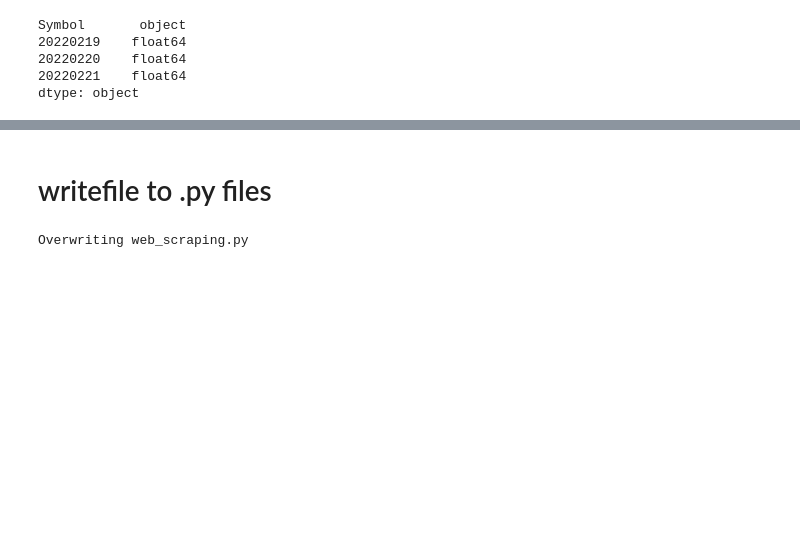
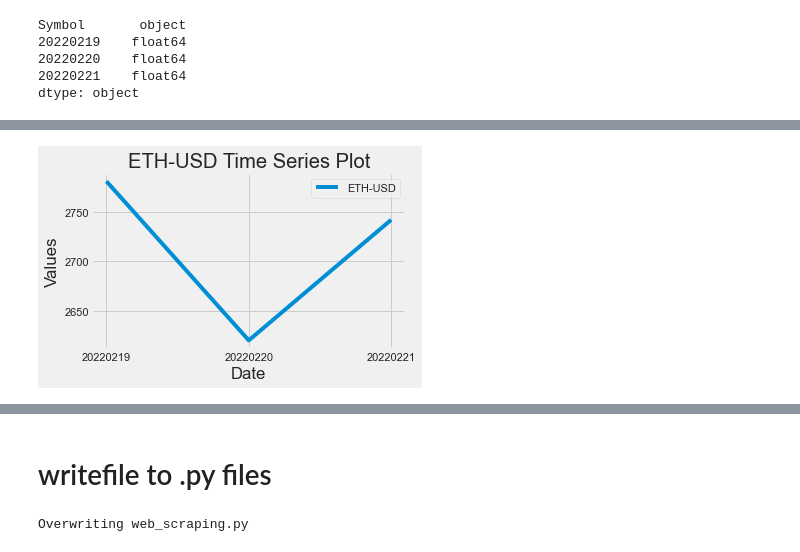
Before and after one commit to hennypurwadi/Web_Scraping, a Jupyter notebook: Web_Scraping_Source.ipynb, the cells around one changed output, grey strips where cells are left out. Cells and saved outputs as stored; diff of their text form; code cells hidden in the pictures; blank space fills up the shorter version.

```diff
--- a/Web_Scraping_Source.ipynb
+++ b/Web_Scraping_Source.ipynb
@@ -304,0 +327,15 @@ hfmerged_T.head(5)
+# %%
+#Plot ETH Time Series
+plt.style.use("fivethirtyeight")
+plt.figure(figsize=(5, 3))
+
+plt.xlabel("Date")
+plt.ylabel("Values")
+plt.title("ETH-USD Time Series Plot")
+
+# plotting the columns
+plt.plot(hfmerged_T["ETH-USD"], label = 'ETH-USD')
+plt.legend()
+plt.savefig("ETH_Time Series_FEBRUARY2022.jpg",transparent=False, bbox_inches='tight',pad_inches=0.1)
+# %% [output]
+[figure, added]
```
Also changed, not shown: parts of 20 cells of this notebook, 1 other file.
